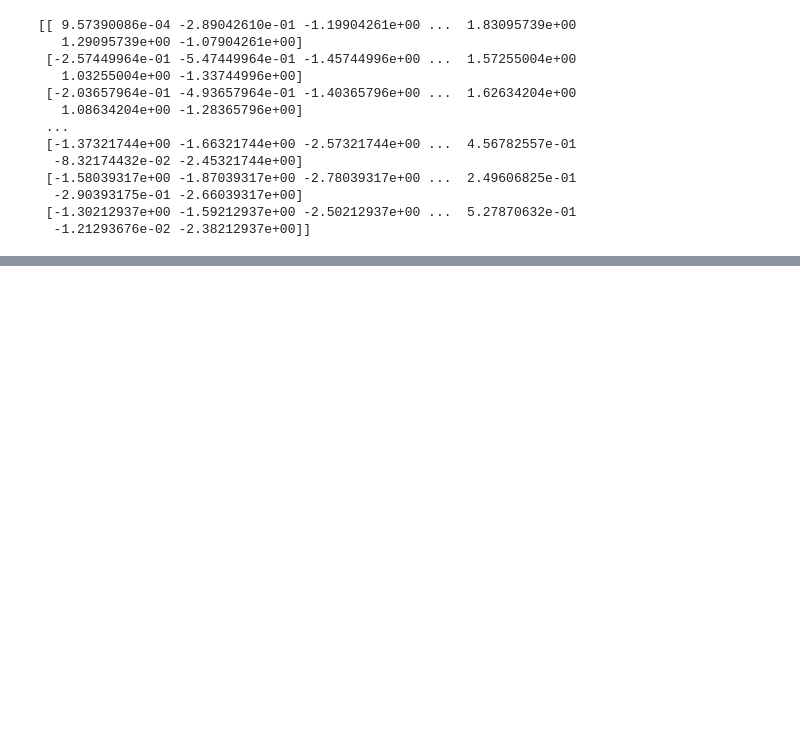
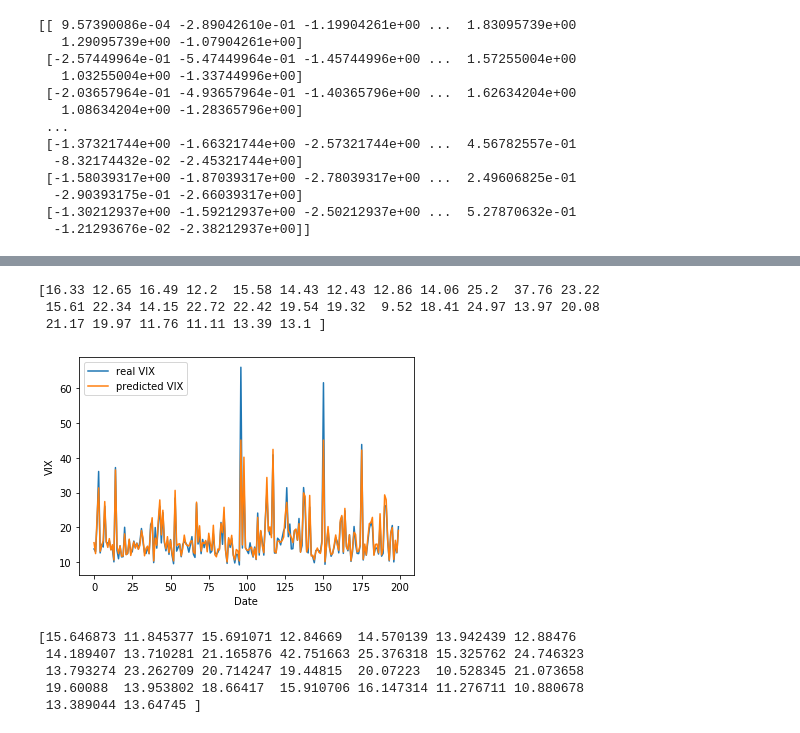
Before and after one commit to glen-yick/Deep-Learning-Time-Series-Prediction-using-LSTM-Recurrent-Neural-Networks, a Jupyter notebook: LSTM.ipynb, the cells around one changed output, grey strips where cells are left out. Saved outputs shown, nothing was run; the diff lists cells and outputs as text; code cells hidden in the pictures; blank space fills up the shorter version.

```diff
--- a/LSTM.ipynb
+++ b/LSTM.ipynb
@@ -142,0 +243,39 @@ np.savetxt('output_result.txt', test_result)
+# %%
+x_all = matrix_vix[:, :-1]
+y_all = matrix_vix[:,-1]
+
+x_all = np.reshape(x_all, (x_all.shape[0], x_all.shape[1], 1))
+pred_all = model.predict(x_all)
+pred_all = pred_all.flatten()
+# %%
+divi_for_training = pred_all - y_all
+output = divi_for_training.flatten()
+
+
+fir = y_all + shifted_value
+sec = pred_all + shifted_value
+
+print(fir[1700:1730])
+
+fig = plt.figure()
+# plt.plot(y_all + shifted_value, label='real VIX')
+# plt.plot(pred_all + shifted_value, label='predicted VIX')
+plt.plot(fir[1500:1700], label='real VIX')
+plt.plot(sec[1500:1700], label='predicted VIX')
+plt.xlabel('Date')
+plt.ylabel('VIX')
+plt.legend()
+plt.show()
+fig.savefig('output_prediction.jpg', bbox_inches='tight')
+
+print(sec[1700:1730])
+# %% [output]
+[16.33 12.65 16.49 12.2  15.58 14.43 12.43 12.86 14.06 25.2  37.76 23.22
+ 15.61 22.34 14.15 22.72 22.42 19.54 19.32  9.52 18.41 24.97 13.97 20.08
+ 21.17 19.97 11.76 11.11 13.39 13.1 ]
+[figure, added]
+[15.646873 11.845377 15.691071 12.84669  14.570139 13.942439 12.88476
+ 14.189407 13.710281 21.165876 42.751663 25.376318 15.325762 24.746323
+ 13.793274 23.262709 20.714247 19.44815  20.07223  10.528345 21.073658
+ 19.60088  13.953802 18.66417  15.910706 16.147314 11.276711 10.880678
+ 13.389044 13.64745 ]
```
Also changed, not shown: parts of 11 cells of this notebook, 2 other files.
